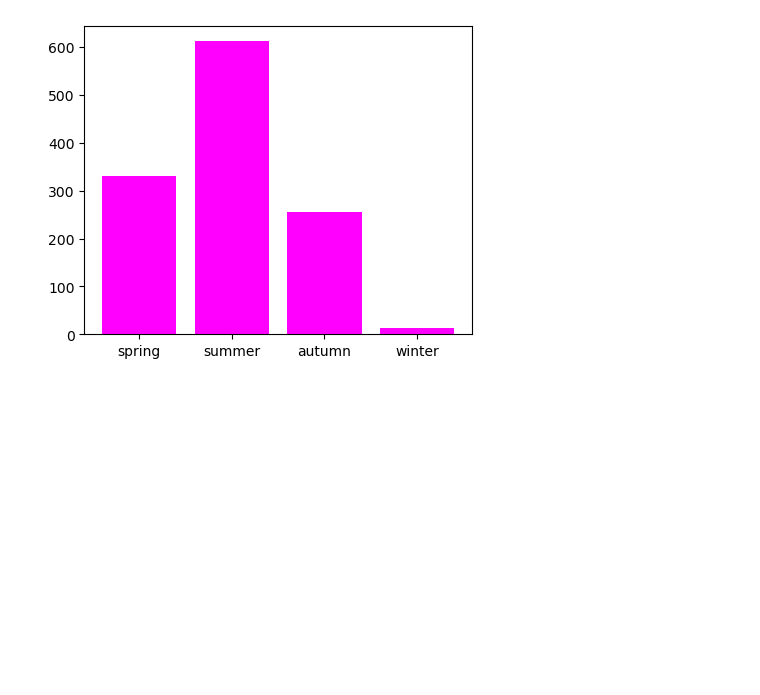
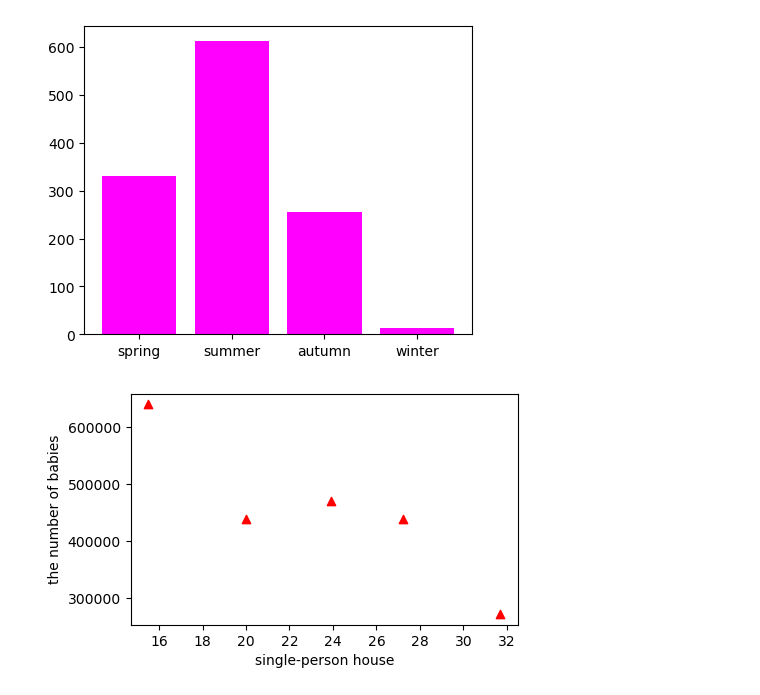
Before and after one commit to hanyong5/2025_python, a Jupyter notebook: 00jupyter/05그래프.ipynb, the cells around one changed output. Cells and saved outputs as stored; diff of their text form; code cells hidden in the pictures; blank space fills up the shorter version.

```diff
--- a/00jupyter/05그래프.ipynb
+++ b/00jupyter/05그래프.ipynb
@@ -72,3 +72,16 @@ plt.bar(preci.keys(),preci.values(),color='#f0f')
 plt.show()
 # %% [output]
 [figure]
+# %%
+import matplotlib.pyplot as plt
+year = [2000, 2005, 2010, 2015, 2020]
+single_person = [15.5, 20.0, 23.9, 27.2, 31.7]
+baby_born = [640089, 438707, 470171, 438420, 272337]
+
+plt.figure(figsize=(5,3))
+plt.scatter(single_person,baby_born,c='r',marker='^')
+plt.xlabel('single-person house')
+plt.ylabel('the number of babies')
+plt.show()
+# %% [output]
+[figure, added]
```
Also changed, not shown: parts of 2 cells of this notebook, 4 other files.
